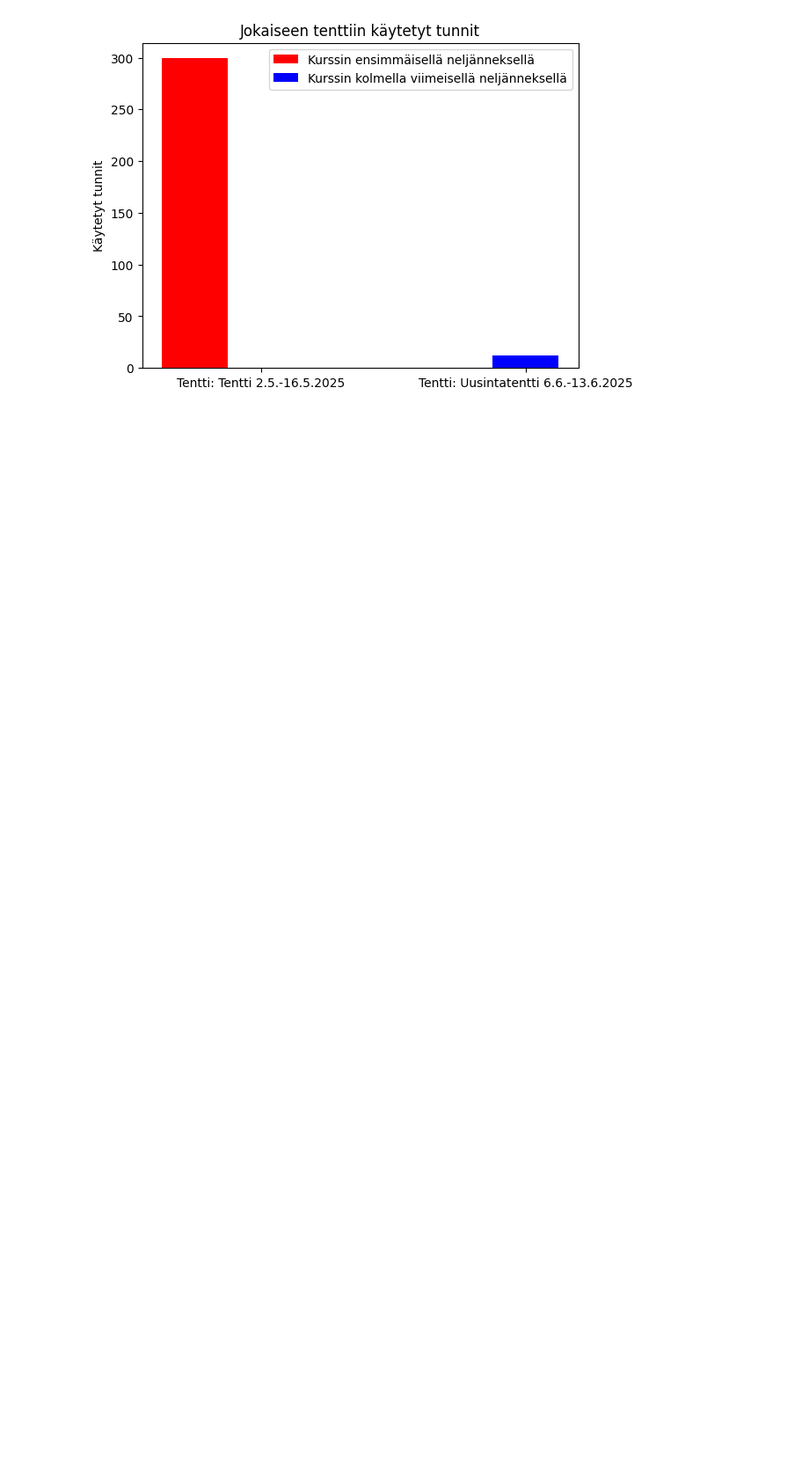
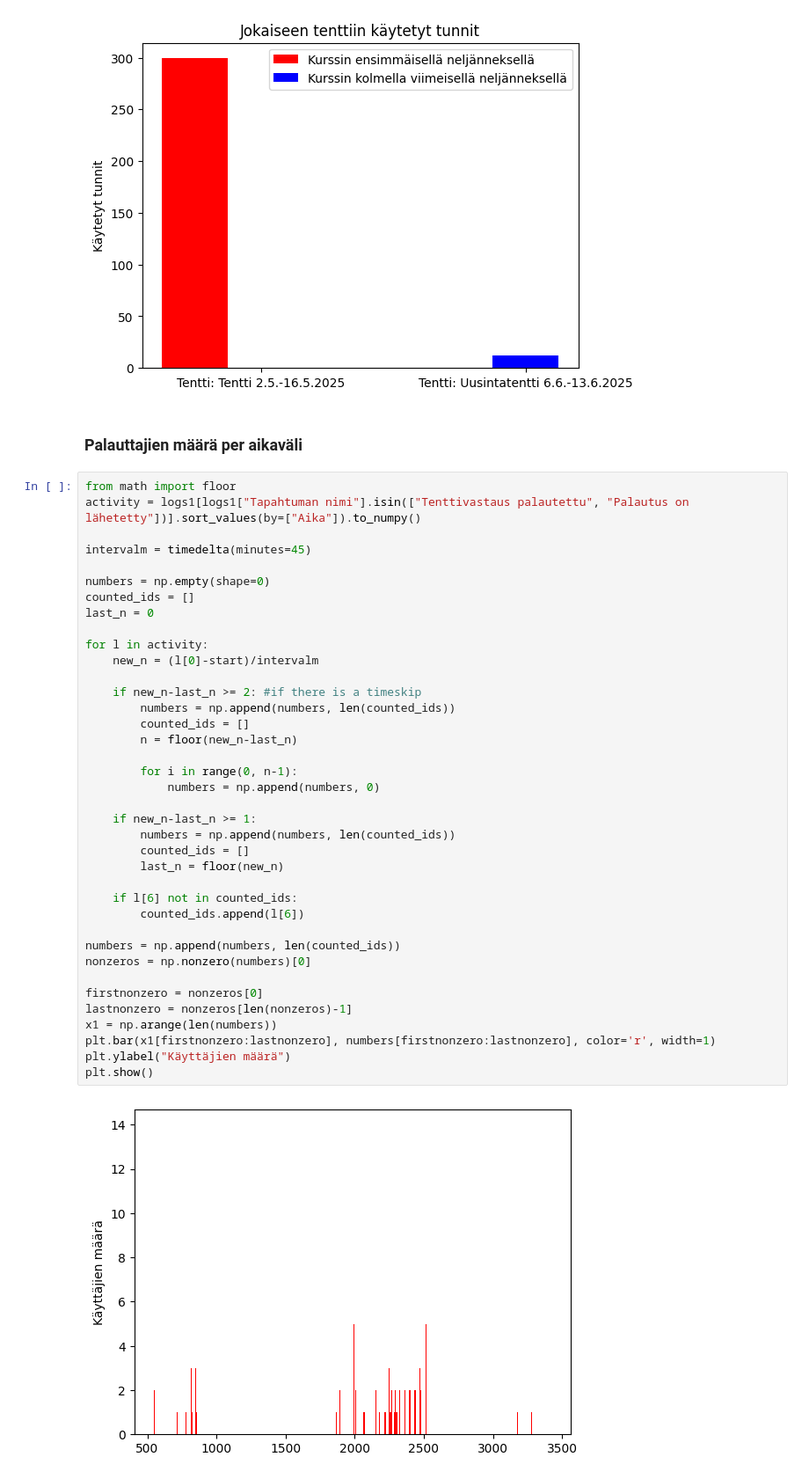
Before and after one commit to Colabres/moodle-analytics-pipeline, a Jupyter notebook: Data_exploraatioJT.ipynb, the cells around one changed output. Shown at 88% size. Drawn from its saved outputs; the diff is of its cells as text; blank space fills up the shorter version.

```diff
--- a/Data_exploraatioJT.ipynb
+++ b/Data_exploraatioJT.ipynb
@@ -440,3 +440,45 @@ plt.legend()
 plt.show()
 # %% [output]
 [figure]
+# %% [markdown]
+### Palauttajien määrä per aikaväli
+# %%
+from math import floor
+activity = logs1[logs1["Tapahtuman nimi"].isin(["Tenttivastaus palautettu", "Palautus on lähetetty"])].sort_values(by=["Aika"]).to_numpy()
+
+intervalm = timedelta(minutes=45)
+
+numbers = np.empty(shape=0)
+counted_ids = []
+last_n = 0
+
+for l in activity:
+    new_n = (l[0]-start)/intervalm
+
+    if new_n-last_n >= 2: #if there is a timeskip
+        numbers = np.append(numbers, len(counted_ids))
+        counted_ids = []
+        n = floor(new_n-last_n)
+
+        for i in range(0, n-1):
+            numbers = np.append(numbers, 0)
+
+    if new_n-last_n >= 1:
+        numbers = np.append(numbers, len(counted_ids))
+        counted_ids = []
+        last_n = floor(new_n)
+
+    if l[6] not in counted_ids:
+        counted_ids.append(l[6])
+
+numbers = np.append(numbers, len(counted_ids))
+nonzeros = np.nonzero(numbers)[0]
+
+firstnonzero = nonzeros[0]
+lastnonzero = nonzeros[len(nonzeros)-1]
+x1 = np.arange(len(numbers))
+plt.bar(x1[firstnonzero:lastnonzero], numbers[firstnonzero:lastnonzero], color='r', width=1)
+plt.ylabel("Käyttäjien määrä")
+plt.show()
+# %% [output]
+[figure, added]
```
Also changed, not shown: 1 other file.
